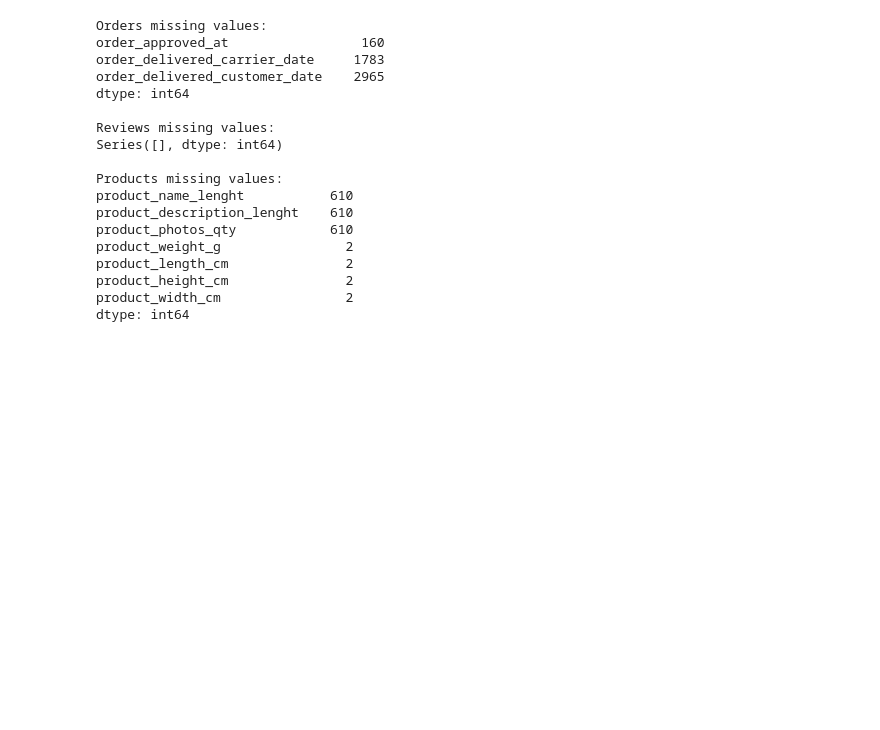
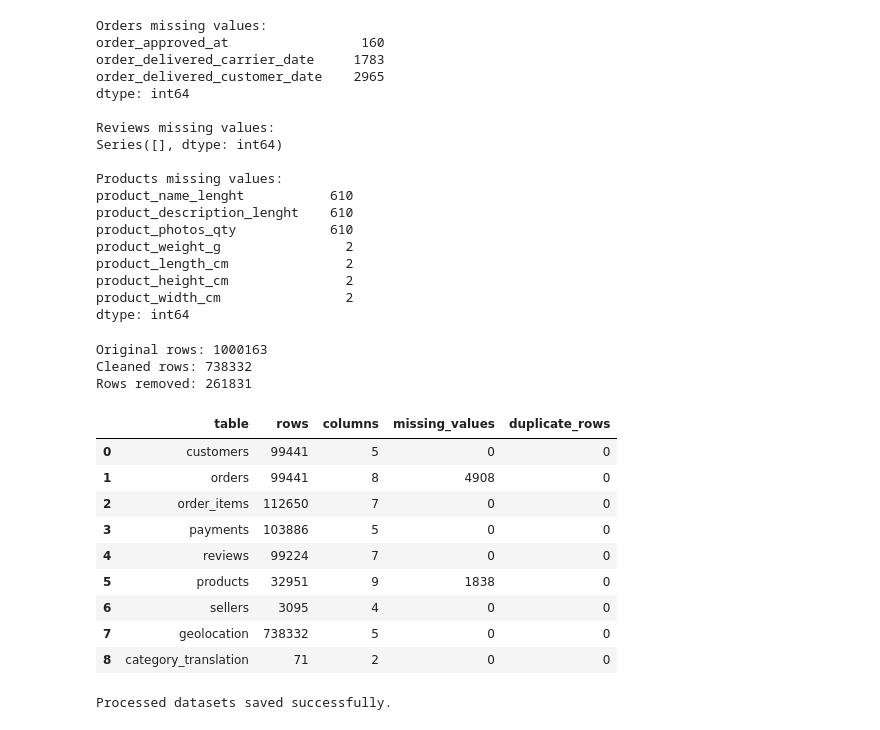
Before and after one commit to varunwalia120/Retail-Sales-Customer-Analytics, a Jupyter notebook: notebooks/01_dataset_understanding.ipynb, the cells around one changed output. Saved outputs shown, nothing was run; the diff lists cells and outputs as text; code cells hidden in the pictures; blank space fills up the shorter version.

Commit message:
feat: clean and save processed datasets

```diff
--- a/notebooks/01_dataset_understanding.ipynb
+++ b/notebooks/01_dataset_understanding.ipynb
@@ -548,3 +548,61 @@ product_length_cm               2
 product_height_cm               2
 product_width_cm                2
 dtype: int64
+# %%
+geolocation_clean = geolocation_clean.drop_duplicates().copy()
+
+print("Original rows:", len(geolocation))
+print("Cleaned rows:", len(geolocation_clean))
+print("Rows removed:", len(geolocation) - len(geolocation_clean))
+# %% [output]
+Original rows: 1000163
+Cleaned rows: 738332
+Rows removed: 261831
+# %%
+cleaned_tables = {
+    "customers": customers_clean,
+    "orders": orders_clean,
+    "order_items": order_items_clean,
+    "payments": payments_clean,
+    "reviews": reviews_clean,
+    "products": products_clean,
+    "sellers": sellers_clean,
+    "geolocation": geolocation_clean,
+    "category_translation": category_translation_clean
+}
+
+cleaning_summary = pd.DataFrame([
+    {
+        "table": name,
+        "rows": df.shape[0],
+        "columns": df.shape[1],
+        "missing_values": df.isna().sum().sum(),
+        "duplicate_rows": df.duplicated().sum()
+    }
+    for name, df in cleaned_tables.items()
+])
+
+cleaning_summary
+# %% [output]
+|  | table | rows | columns | missing_values | duplicate_rows |
+| 0 | customers | 99441 | 5 | 0 | 0 |
+| 1 | orders | 99441 | 8 | 4908 | 0 |
+| 2 | order_items | 112650 | 7 | 0 | 0 |
+| 3 | payments | 103886 | 5 | 0 | 0 |
+| 4 | reviews | 99224 | 7 | 0 | 0 |
+| 5 | products | 32951 | 9 | 1838 | 0 |
+| 6 | sellers | 3095 | 4 | 0 | 0 |
+| 7 | geolocation | 738332 | 5 | 0 | 0 |
+| 8 | category_translation | 71 | 2 | 0 | 0 |
+# %%
+from pathlib import Path
+
+PROCESSED_DIR = Path("../data/processed")
+PROCESSED_DIR.mkdir(parents=True, exist_ok=True)
+
+for name, df in cleaned_tables.items():
+    df.to_csv(PROCESSED_DIR / f"{name}.csv", index=False)
+
+print("Processed datasets saved successfully.")
+# %% [output]
+Processed datasets saved successfully.
```
Also changed, not shown: 9 other files.
